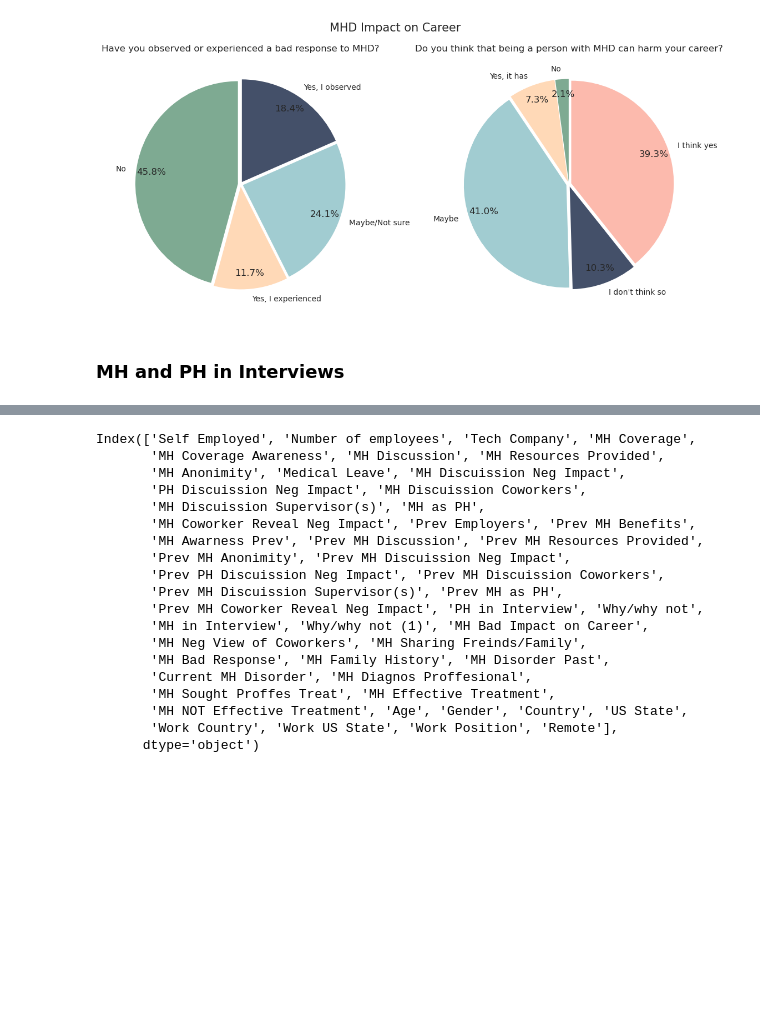
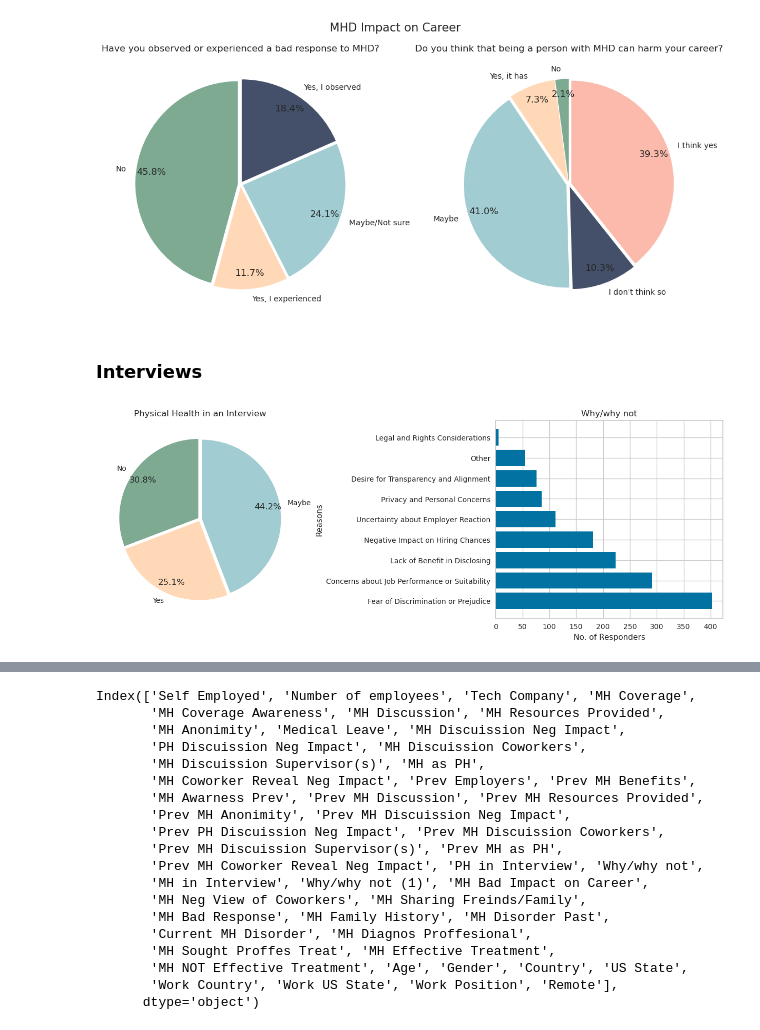
Before and after one commit to gulomovazukhrakhon/kaggle, a Jupyter notebook: mental-health-in-tech.ipynb, the cells around one changed output, grey strips where cells are left out. Drawn from its saved outputs; the diff is of its cells as text; code cells hidden in the pictures; blank space fills up the shorter version.

```diff
--- a/mental-health-in-tech.ipynb
+++ b/mental-health-in-tech.ipynb
@@ -748,4 +748,38 @@ plt.show()
 # %% [output]
 [figure]
 # %% [markdown]
-### MH and PH in Interviews
+### Interviews
+# %%
+plt.figure(figsize=(16, 5))
+plt.subplot(1, 2, 2)
+
+y = imputed_df['Why/why not'].value_counts().keys()
+x = imputed_df['Why/why not'].value_counts().tolist()
+
+plt.barh(y, x)
+
+plt.ylabel("Reasons")
+plt.xlabel("No. of Responders")
+plt.title("Why/why not")
+
+# Second Pie: PH in Interview
+labels = ['No', 'Yes', 'Maybe']
+
+no_mhd = imputed_df[imputed_df['PH in Interview'] == "No"].shape[0]
+yes_mhd = imputed_df[imputed_df['PH in Interview'] == "Yes"].shape[0]
+maybe_mhd = imputed_df[imputed_df['PH in Interview'] == "Maybe"].shape[0]
+
+sizes = [no_mhd, yes_mhd, maybe_mhd]
+colors = ["#7EAA92", "#FFD9B7", "#A1CCD1"]
+explode = (0.025, 0.025, 0.025)
+
+plt.subplot(1, 2, 1)
+
+plt.pie(sizes, colors=colors, labels=labels, autopct='%1.1f%%', startangle=90, pctdistance=0.85, explode=explode)
+plt.title("Physical Health in an Interview")
+
+plt.subplots_adjust(wspace=0.8)
+
+plt.show()
+# %% [output]
+[figure, added]
```
Also changed, not shown: parts of 18 cells of this notebook.
